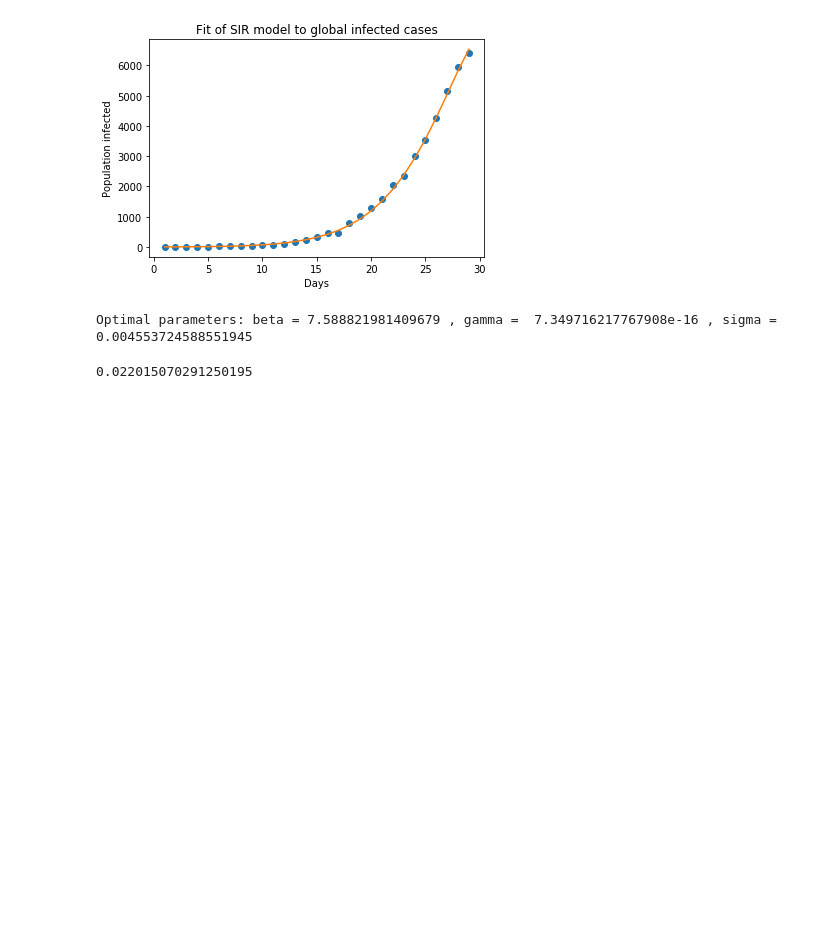
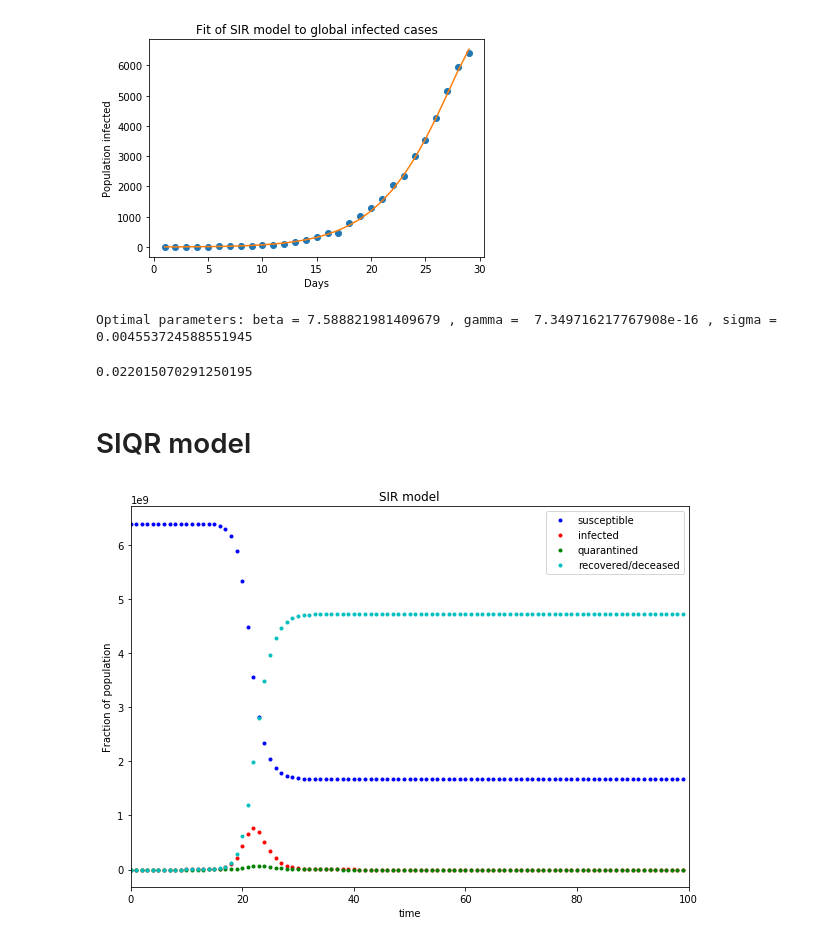
Before and after one commit to Aveek-Saha/CovidAnalysis, a Jupyter notebook: Epidemiology_modeling .ipynb, the cells around one changed output. Cells and saved outputs as stored; diff of their text form; code cells hidden in the pictures; blank space fills up the shorter version.

Commit message:
Add SIQR model

```diff
--- a/Epidemiology_modeling .ipynb
+++ b/Epidemiology_modeling .ipynb
@@ -687,3 +687,41 @@ rmsle = (mean_squared_log_error(Y, I))
 print(rmsle)
 # %% [output]
 0.022015070291250195
+# %% [markdown]
+# SIQR model
+# %%
+# Total population, N without china
+N = 6.4 *(10**9)
+I0, R0, Q0 = 10, 0, 0
+S0 = N - I0 - R0 - Q0
+alpha, beta, gamma = 2.0, 1/10, 1.0
+# %%
+# The SIR model differential equations.
+def deriv(y, t, N, alpha, beta, gamma):
+    S, I, Q, R = y
+    dSdt = (-alpha * S * I) / N
+    dIdt = (alpha * S * I) / N - (gamma * I) - (beta * I)
+    dQdt = (beta * I) - (gamma * Q)
+    dRdt = (gamma * I) + (gamma * Q)
+    return dSdt, dIdt, dQdt, dRdt
+# %%
+# Initial conditions vector
+y0 = S0, I0, Q0, R0
+# Integrate the SIR equations over the time grid, t.
+ret = odeint(deriv, y0, [i for i in range(100)], args=(N, alpha, beta, gamma))
+
+S, I, Q, R = ret.T
+# %%
+f = plt.figure(figsize=(10,7))
+plt.plot(S, 'b.', label='susceptible');
+plt.plot(I, 'r.', label='infected');
+plt.plot(Q, 'g.', label='quarantined');
+plt.plot(R, 'c.', label='recovered/deceased');
+plt.title("SIR model")
+plt.xlabel("time", fontsize=10);
+plt.ylabel("Fraction of population", fontsize=10);
+plt.legend(loc='best')
+plt.xlim(0,100)
+plt.show()
+# %% [output]
+[figure, added]
```
Also changed, not shown: 3 other files.
